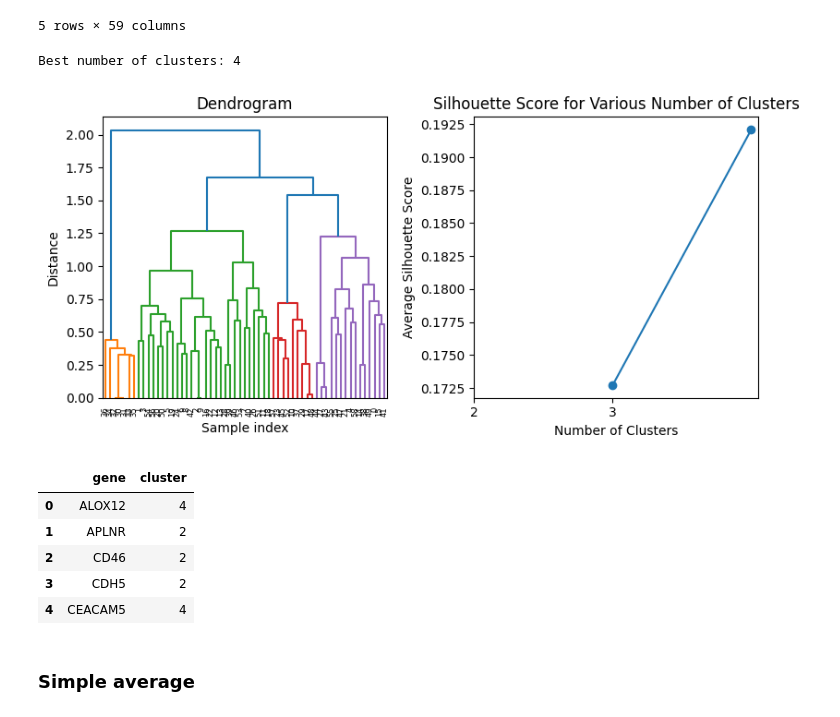
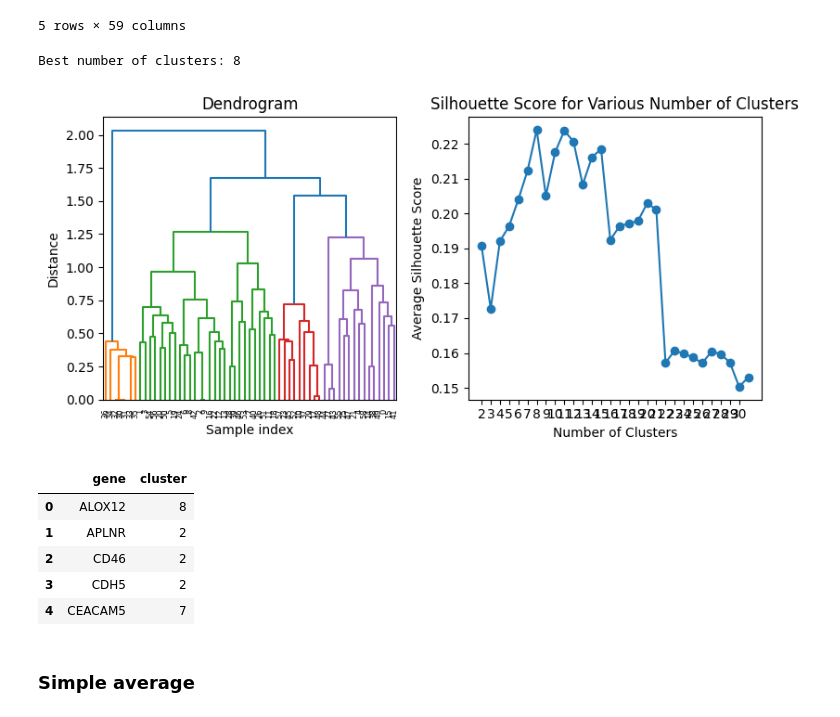
Before and after one commit to BioTechCo/main_project, a Jupyter notebook: process/GO_cluster.ipynb, the cells around one changed output. Saved outputs shown, nothing was run; the diff lists cells and outputs as text; code cells hidden in the pictures.

Commit message:
Refactor cluster assignments in dbeta_GSE243529_TSS_0.15_simple.csv, dbeta_GSE243529_TSS_0.15_consensus.csv, and dbeta_GSE243529_TSS_0.15_weighted.csv

```diff
--- a/process/GO_cluster.ipynb
+++ b/process/GO_cluster.ipynb
@@ -19,7 +19,7 @@ def check_distance_matrix(distance_matrix):
     nan_count = distance_matrix.isna().sum().sum()
     print("Number of NaN values in the matrix:", nan_count)
 # %%
-def hierarchical_clustering(distance_matrix, range_min=2, range_max=10):
+def hierarchical_clustering(distance_matrix, range_min=2, range_max=31):
     condensed_matrix = squareform(distance_matrix, force="tovector", checks=False)
     Z = linkage(condensed_matrix, method="ward")
     range_n_clusters = range(range_min, range_max + 1)
@@ -126,21 +126,19 @@ weighted_sum_dataframe.head()
 | CEACAM5 | 0.673110 | 0.681805 | 0.694171 | 0.573356 | 0.000000 | 0.699096 | 0.637468 | 0.708014 | 0.582365 | 0.197 | ... | ... |
 5 rows × 59 columns
 # %%
-cluster_result = hierarchical_clustering(
-    weighted_sum_dataframe, range_min=3, range_max=4
-)
+cluster_result = hierarchical_clustering(weighted_sum_dataframe)
 # %% [output]
-Best number of clusters: 4
+Best number of clusters: 8
-[figure, old version]
+[figure, new version]
 # %%
 cluster_result.head()
 # %% [output]
 |  | gene | cluster |
-| 0 | ALOX12 | 4 |
+| 0 | ALOX12 | 8 |
 | 1 | APLNR | 2 |
 | 2 | CD46 | 2 |
 | 3 | CDH5 | 2 |
-| 4 | CEACAM5 | 4 |
+| 4 | CEACAM5 | 7 |
 # %%
 cluster_result.to_csv(weighted_average_output, index=False)
 # %% [markdown]
```
Also changed, not shown: parts of 8 cells of this notebook, 3 other files.
